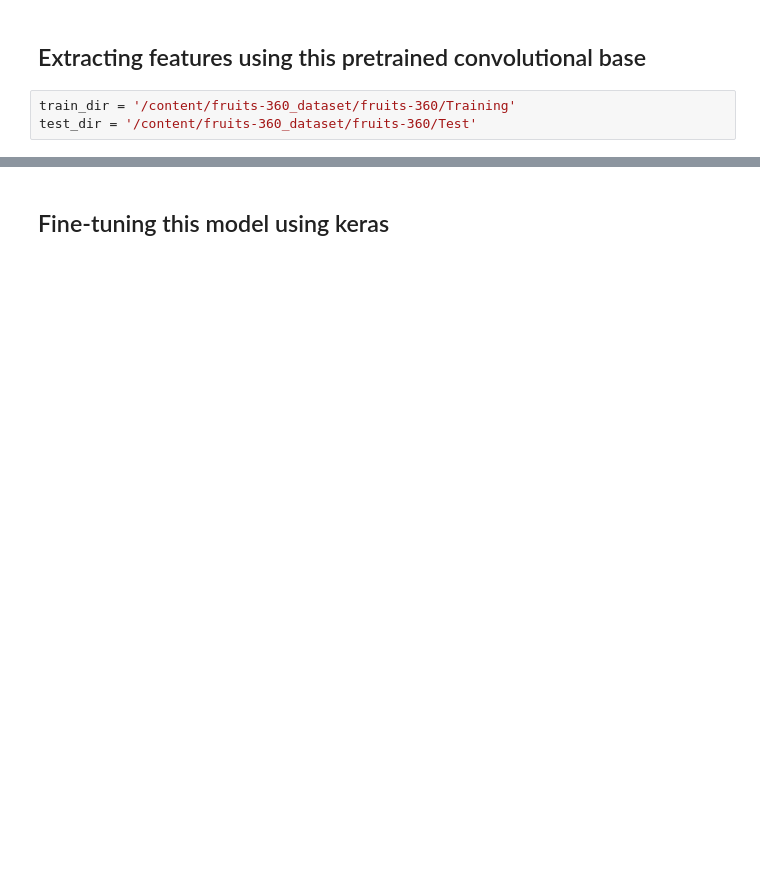
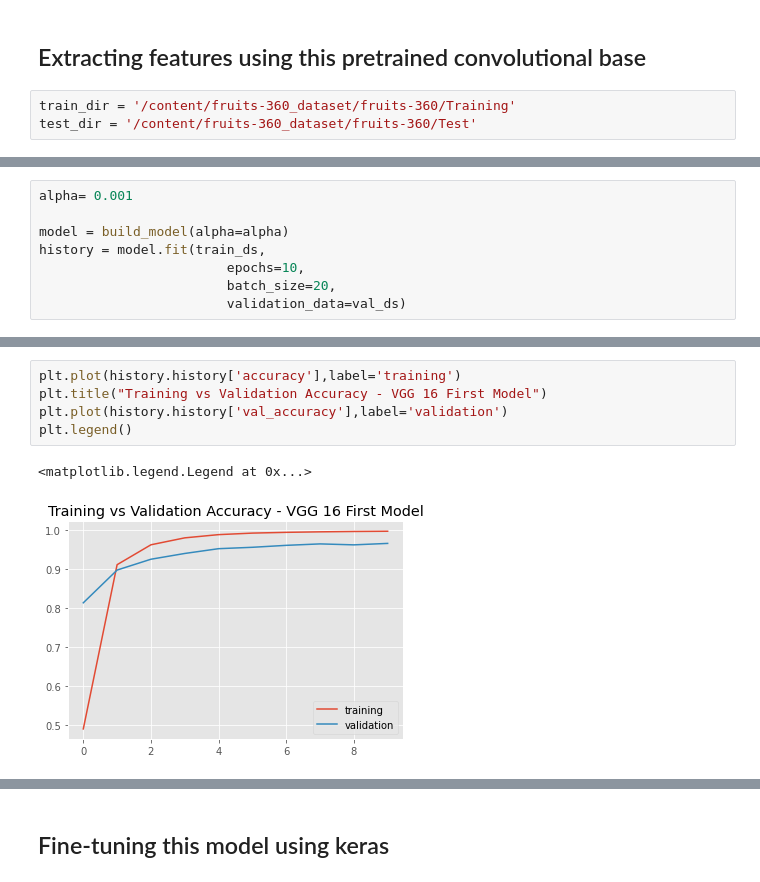
Before and after one commit to aenoboa1/ML_Zoomcamp-Capstone-Project, a Jupyter notebook: FruitsProject_VGG.ipynb, the cells around one changed output, grey strips where cells are left out. Saved outputs shown, nothing was run; the diff lists cells and outputs as text; blank space fills up the shorter version.

```diff
--- a/FruitsProject_VGG.ipynb
+++ b/FruitsProject_VGG.ipynb
@@ -161,0 +146,8 @@ Epoch 10/10
+# %%
+alpha= 0.001
+
+model = build_model(alpha=alpha)
+history = model.fit(train_ds,
+                        epochs=10,
+                        batch_size=20,
+                        validation_data=val_ds)
@@ -161,0 +175,8 @@ Epoch 10/10
+# %%
+plt.plot(history.history['accuracy'],label='training')
+plt.title("Training vs Validation Accuracy - VGG 16 First Model")
+plt.plot(history.history['val_accuracy'],label='validation')
+plt.legend()
+# %% [output]
+<matplotlib.legend.Legend at 0x...>
+[figure, added]
```
Also changed, not shown: parts of 21 cells of this notebook.
